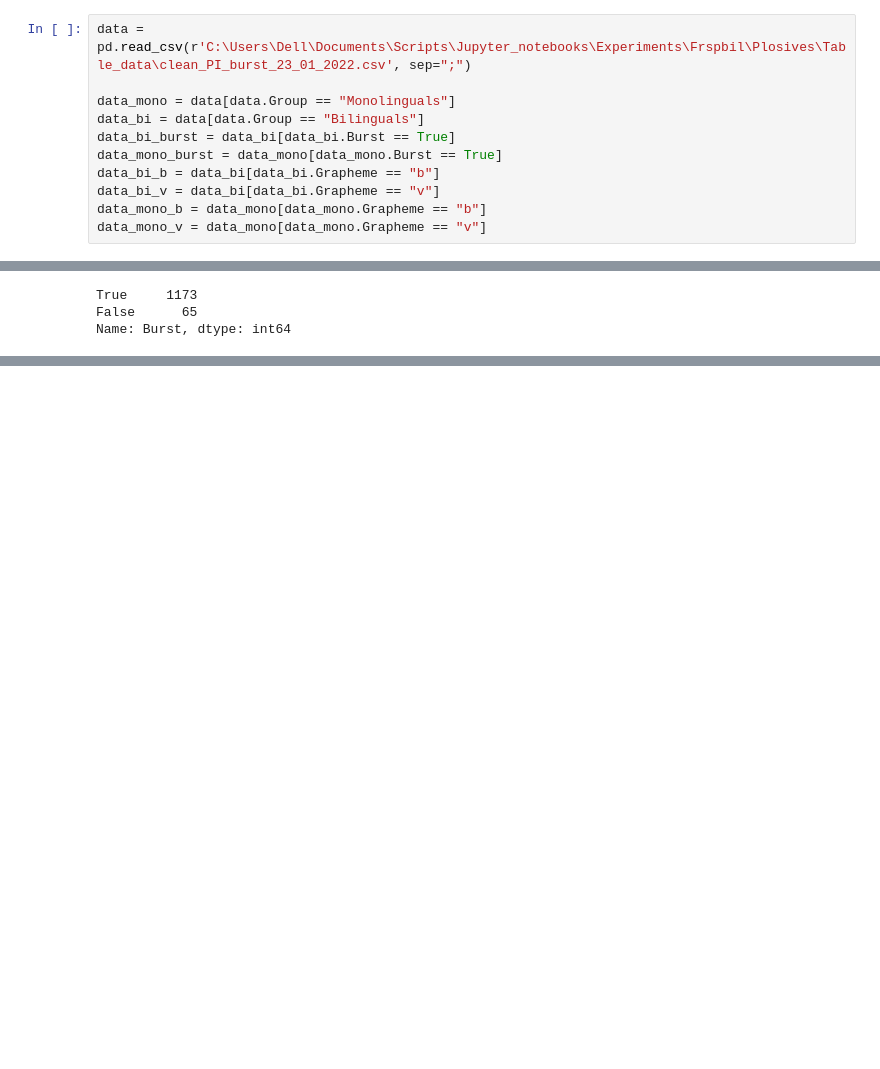
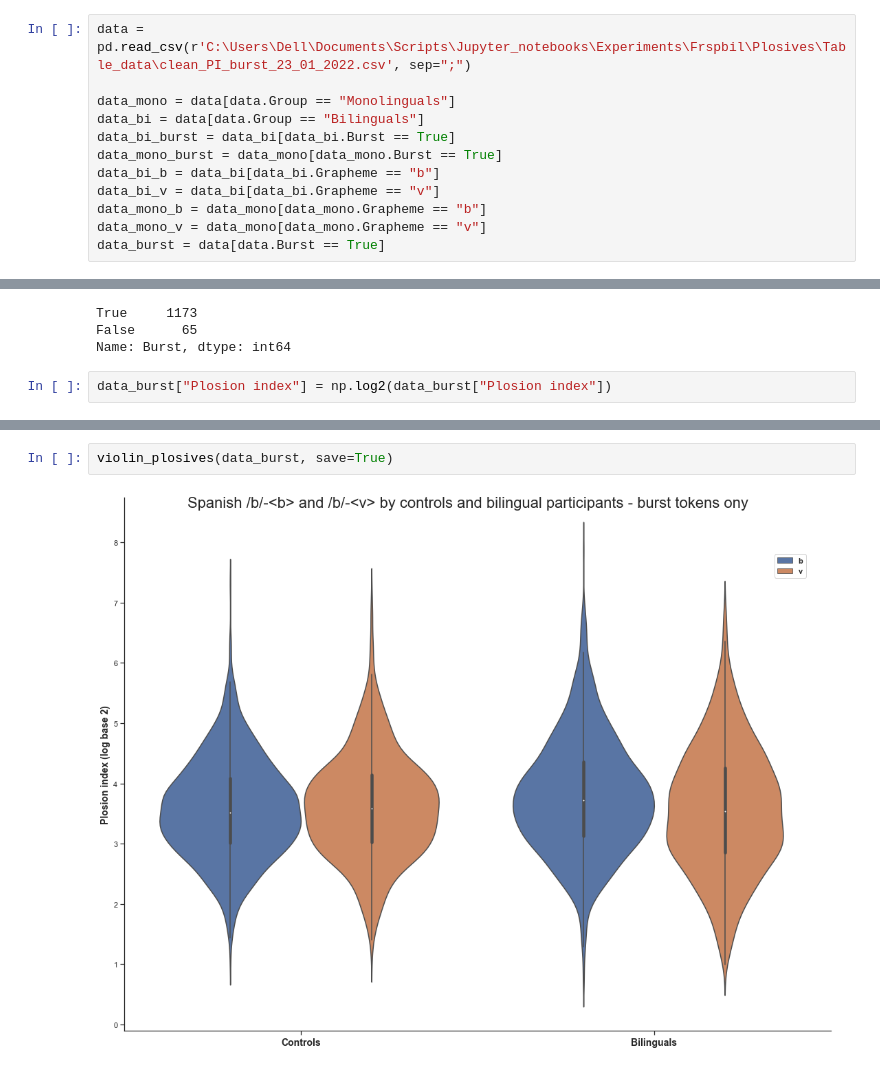
Before and after one commit to Florent-Dueme/plosive_abstract, a Jupyter notebook: graphs_burst_PI.ipynb, the cells around one changed output, grey strips where cells are left out. Saved outputs shown, nothing was run; the diff lists cells and outputs as text; blank space fills up the shorter version.

```diff
--- a/graphs_burst_PI.ipynb
+++ b/graphs_burst_PI.ipynb
@@ -14,3 +15,4 @@ data_bi_b = data_bi[data_bi.Grapheme == "b"]
 data_bi_v = data_bi[data_bi.Grapheme == "v"]
 data_mono_b = data_mono[data_mono.Grapheme == "b"]
 data_mono_v = data_mono[data_mono.Grapheme == "v"]
+data_burst = data[data.Burst == True]
@@ -40,3 +42,5 @@ data_bi_b.Burst.value_counts()
 True     1173
 False      65
 Name: Burst, dtype: int64
+# %%
+data_burst["Plosion index"] = np.log2(data_burst["Plosion index"])
@@ -42,0 +69,4 @@ Name: Burst, dtype: int64
+# %%
+violin_plosives(data_burst, save=True)
+# %% [output]
+[figure, added]
```
Also changed, not shown: parts of 6 cells of this notebook, 9 other files.
